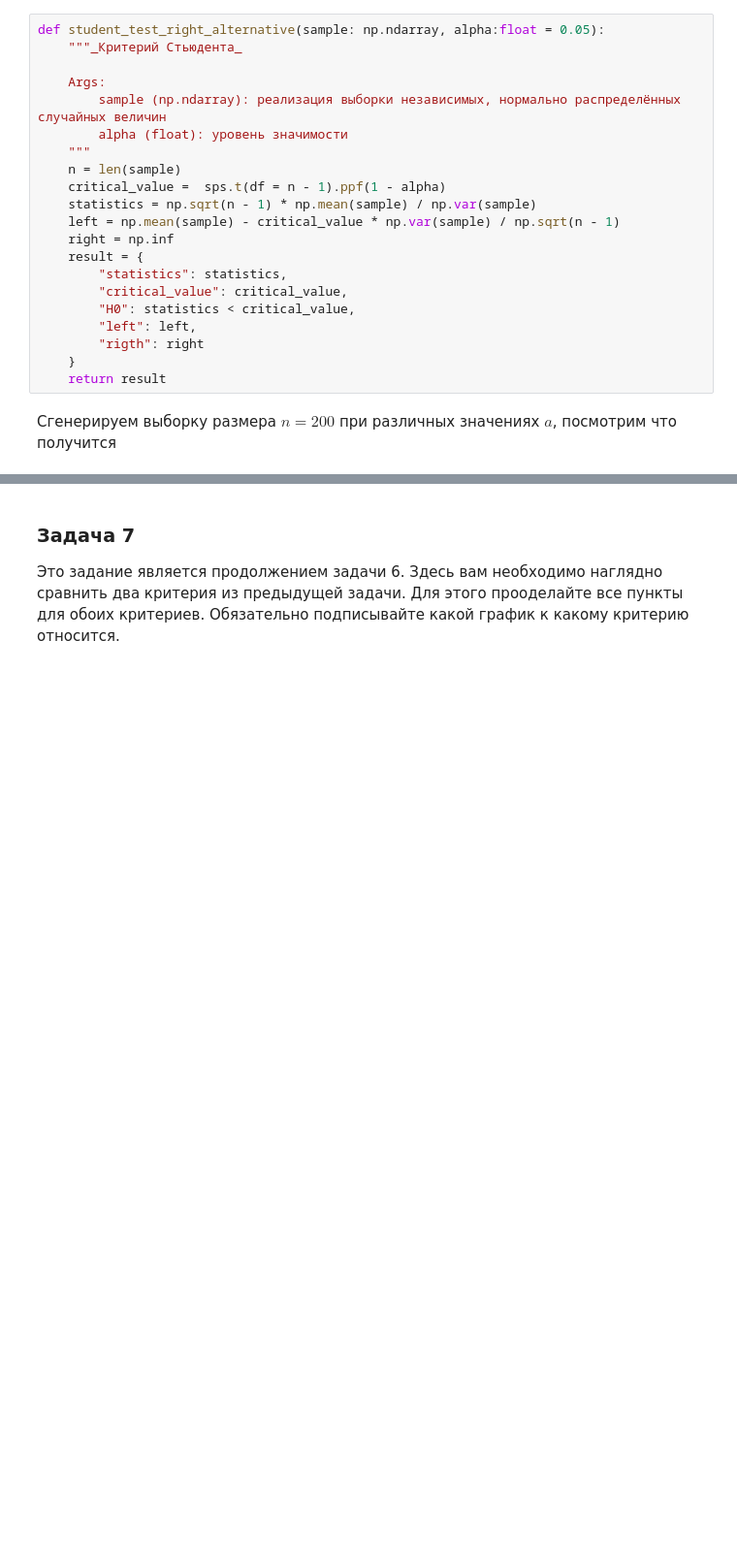
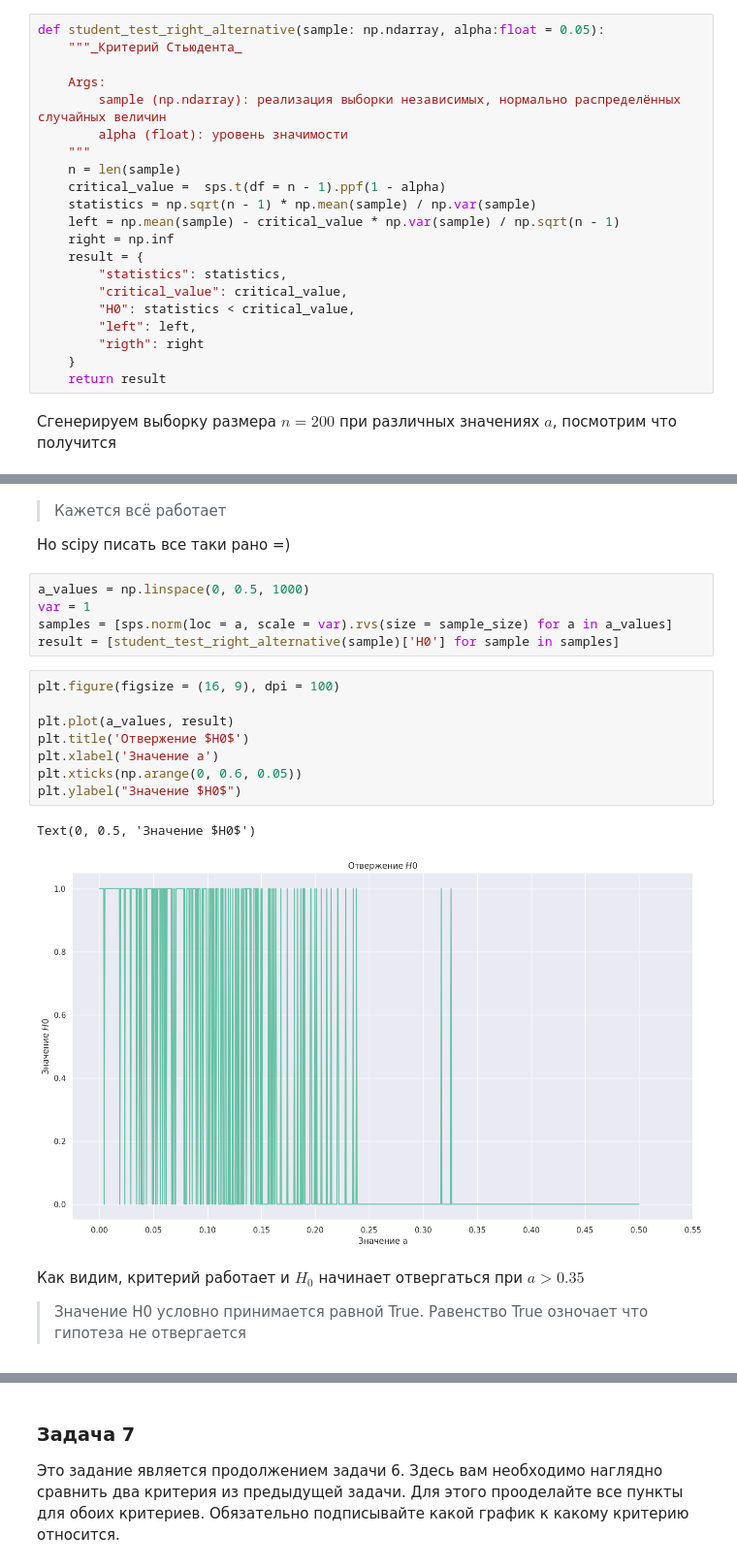
Before and after one commit to ShmakovVladimir/MLfirstSteps, a Jupyter notebook: seminar_6/hw6.ipynb, the cells around one changed output, grey strips where cells are left out. Shown: that part at 97% size. Cells and saved outputs as stored; diff of their text form; blank space fills up the shorter version.

```diff
--- a/seminar_6/hw6.ipynb
+++ b/seminar_6/hw6.ipynb
@@ -524,3 +521,27 @@ H0: True
 H0: False
 Смогу ли я написать scipy: True
 Смогу ли я написать scipy: True
+# %% [markdown]
+> Кажется всё работает
+
+Но scipy писать все таки рано =)
+# %%
+a_values = np.linspace(0, 0.5, 1000)
+var = 1
+samples = [sps.norm(loc = a, scale = var).rvs(size = sample_size) for a in a_values]
+result = [student_test_right_alternative(sample)['H0'] for sample in samples]
+# %%
+plt.figure(figsize = (16, 9), dpi = 100)
+
+plt.plot(a_values, result)
+plt.title('Отвержение $H0$')
+plt.xlabel('Значение a')
+plt.xticks(np.arange(0, 0.6, 0.05))
+plt.ylabel("Значение $H0$")
+# %% [output]
+Text(0, 0.5, 'Значение $H0$')
+[figure, added]
+# %% [markdown]
+Как видим, критерий работает и $H_{0}$ начинает отвергаться при $a > 0.35$
+
+> Значение H0 условно принимается равной True. Равенство True озночает что гипотеза не отвергается
```
Also changed, not shown: parts of 8 cells of this notebook.
